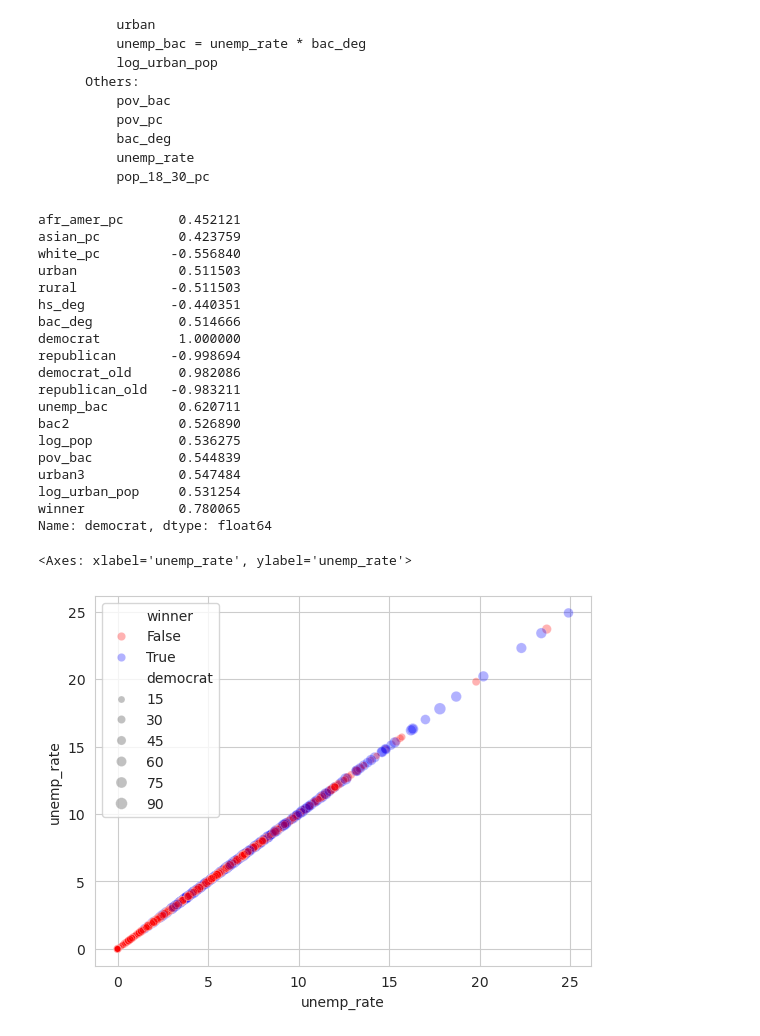
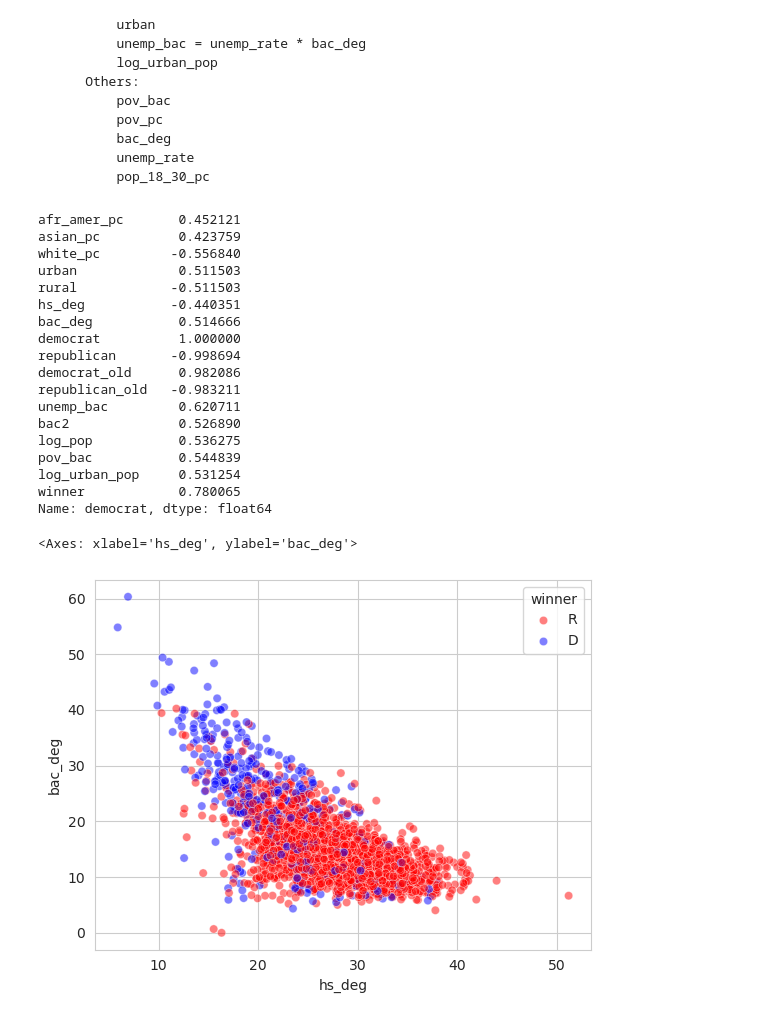
Before and after one commit to srijanrodo/erdos_ds_project, a Jupyter notebook: data_visualization.ipynb, the cells around one changed output. Drawn from its saved outputs; the diff is of its cells as text; code cells hidden in the pictures.

```diff
--- a/data_visualization.ipynb
+++ b/data_visualization.ipynb
@@ -104,7 +104,7 @@ array([[22.99062548, 74.82710927],
             pop_18_30_pc
 # %%
 for x in agg_train.index:
-    agg_train.loc[x,'winner'] = agg_train.loc[x,'democrat'] > agg_train.loc[x,'republican']
+    agg_train.loc[x,'winner'] = 'D' if agg_train.loc[x,'democrat'] > agg_train.loc[x,'republican'] else 'R'
 # %%
 agg_corr=agg_train.iloc[:,2:].corr()
 agg_corr.loc['democrat',np.abs(agg_corr['democrat'])>0.4]
@@ -124,12 +124,11 @@ unemp_bac         0.620711
 bac2              0.526890
 log_pop           0.536275
 pov_bac           0.544839
-urban3            0.547484
 log_urban_pop     0.531254
 winner            0.780065
 Name: democrat, dtype: float64
 # %%
-sns.scatterplot(data=agg_train,x='unemp_rate',y='unemp_rate',hue='winner',size='democrat',palette=['red','blue'], alpha=0.3)
+sns.scatterplot(data=agg_train,y='bac_deg',x='hs_deg',hue='winner',palette=['red','blue'], alpha=0.5)
 # %% [output]
-<Axes: xlabel='unemp_rate', ylabel='unemp_rate'>
+<Axes: xlabel='hs_deg', ylabel='bac_deg'>
-[figure, old version]
+[figure, new version]
```
Also changed, not shown: parts of 1 cell of this notebook, 6 other files.
